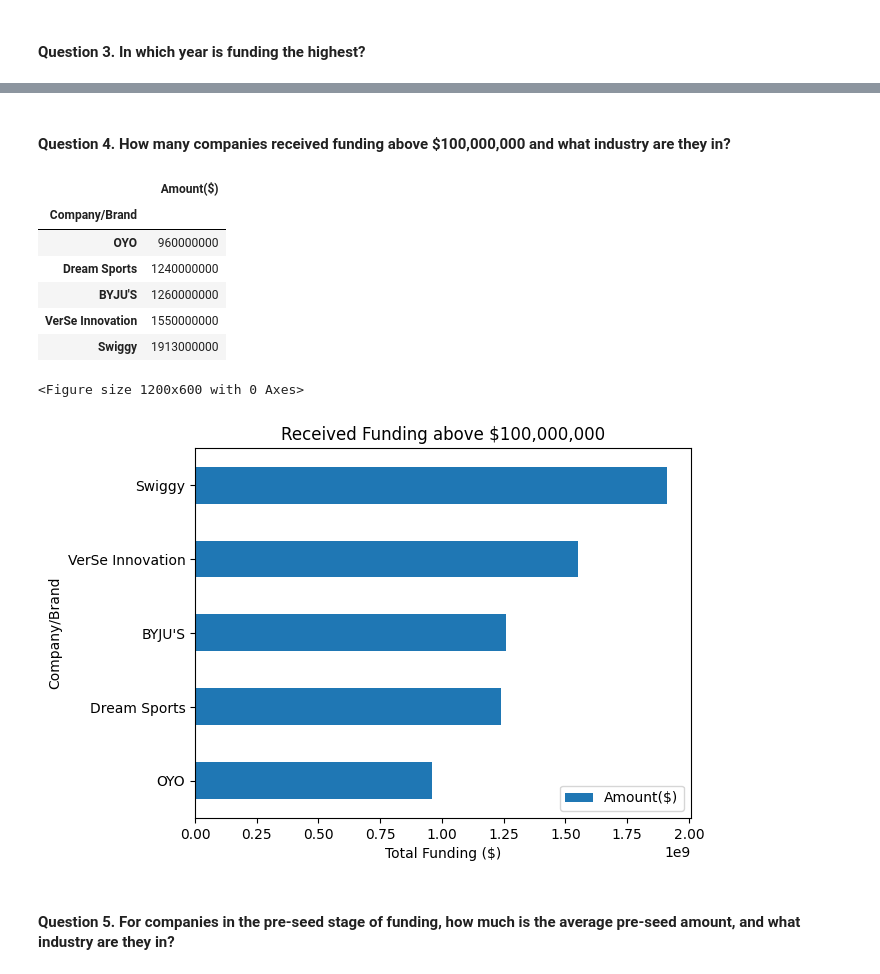
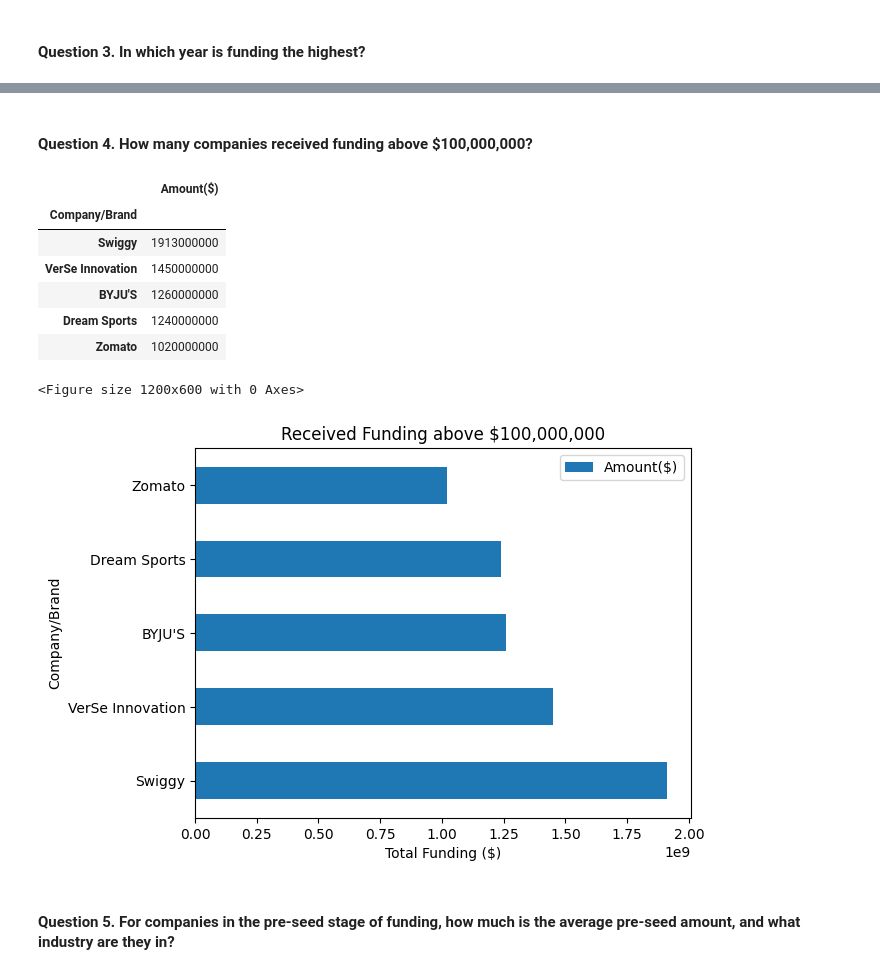
Before and after one commit to coderacheal/Indian-Startup-Ecosystem-Analysis, a Jupyter notebook: indian-startup.ipynb, the cells around one changed output, grey strips where cells are left out. Drawn from its saved outputs; the diff is of its cells as text; code cells hidden in the pictures.

```diff
--- a/indian-startup.ipynb
+++ b/indian-startup.ipynb
@@ -223,7 +223,7 @@ array(['250000', '₹40,000,000', '₹65,000,000', '2000000', '—', '1600000',
 # %%
 data['Amount($)'] = data['Amount($)'].str.strip()
 data['Amount($)'] = data['Amount($)'].apply(lambda x: str(x).replace(',', ''))
-data['Original Currency'] = data['Amount($)'].apply(lambda x: 'Rupees' if '₹' in x or ('$' not in x and len(x) > 8) else 'Dollars')
+data['Original Currency'] = data['Amount($)'].apply(lambda x: 'Rupees' if '₹' in x or ('$' not in x and len(x) > 11) else 'Dollars')
 data.head()
 # %% [output]
 |  | Company/Brand | Sector | Stage | Amount($) | HeadQuarter | What it does | Founders | Investor | Year | ... |
@@ -456,37 +456,40 @@ data['Sector'] = data['Sector'].apply(lambda x: 'e-vehicle' if x == 'ev' else x)
 data['Sector'] = data['Sector'].apply(lambda x: 'tech' if x == 'it' else x)
 
 def sector_redistribution(sector):
-    if re.search('bank|fintech|financ|crypto|account|credit|venture|crowd|blockchain|fund|lending|'
-                 'trading|wealth|insurance|insurance|remittance|money|wealth|equity|investment|mortgage|'
+    if re.search('bank|fintech|finance|crypto|account|credit|venture|crowd|blockchain|fund|lending|financial|'
+                 'trading|wealth|insurance|remittance|money|wealth|equity|investment|mortgage|financial services|'
                  'nft|payments', sector):
         return 'Finance'
     elif re.search(r'automotive|air transport|transport|logistics|vehicle|transportation|'
                    r'aviation|vehicles|tyre|fleet|wheels|aero|mobility|aeorspace|wl & rac protection|'
-                   r'micro-mobiity', sector):
+                   r'micro-mobiity|delivery service', sector):
         return 'Transport'
     elif re.search(r'clean energy|energy|boil &|\boil\b|solar|electricity|environment', sector):
         return 'Energy'
     elif re.search(r'analytics|consulting|human|career|\berp\b|advertising|advertisement|market research|'
-                   r'business|entrepre|recruit|hr|working|sultancy|advisory|work|job|management|skill|legal|'
-                   r'crm|specific domain to individuals', sector):
+                   r'entrepre|recruit|\bhr\b|working|sultancy|advisory|work|job|management|skill|legal|'
+                   r'crm|specific domain to individuals|information services', sector):
         return 'Business Intelligence'
-    elif re.search('beauty|cosmetic|skincare|fashion|wear|cosmetics|textiles|eye|jewellery|cloth', sector):
+    elif re.search('beauty|cosmetic|skincare|fashion|wear|cosmetics|textiles|eyewear|jewellery|cloth|eyeglasses',
+                   sector):
         return 'Beauty & Fashion'
     elif re.search('decor|fitness|training|wellness|personal care|deisgn|craft|design|podcast|'
-                   'lifestyle|spiritual|matrimony|living|cultural', sector):
+                   'lifestyle|spiritual|matrimony|living|cultural|home', sector):
         return 'LifeStyle'
-    elif re.search('edutech|education|learn|children|child|edtech', sector):
+    elif re.search('edutech|education|learn|edtech', sector):
         return 'Education'
     elif re.search(r'beverage|catering|cook|food|restaurants', sector):
         return 'Food & Beverages'
     elif re.search('sports|esports|game|ball|player|manchester', sector):
         return 'Sports'
-    elif re.search('customer|service|hospital|tourism|events|weedding|travel|hosts|booking|wedding|qsr', sector):
+    elif re.search('customer|hospital|tourism|events|weedding|travel|hosts|booking|wedding|qsr', sector):
         return 'Hospitality'
     elif re.search('2|trade|enterpise|commerce|business|commercial|consumer goods|Marketplace|'
                    'business consumer|marketing|retail|market|store|furniture|wholesale|wine & spirits|'
                    'multinational|e-|packaging|sales|tplace|warehouse|fm|product|merchandise|reatil|'
-                   'conglomerates|invoice discounting|supply chain', sector):
+                   'conglomerates|invoice discounting|supply chain|car service|service industry|'
+                   'company-as-a-service|consumer service|facilities support services|'
+                   'facilities services', sector):
         return 'Commerce'
     elif re.search('dental|health|health insurance|medic|supplement|biopharma|veterinary|'
                    'pharma|heathcare|nutrition|hygiene|care|sanitation|bio|cannabis|tobacco|sciences', sector):
@@ -867,28 +867,30 @@ plt.show()
 # %% [markdown]
-#### Question 4. How many companies received funding above $100,000,000 and what industry are they in?
+#### Question 4. How many companies received funding above $100,000,000?
 # %%
-hundred_million_filter = data['Amount($)'] >= 100000000
+hundred_million_filter = data['Amount($)'] > 100000000
 # condition_1
 
-hundred_million = data.loc[hundred_million_filter, ['Company/Brand','Amount($)']].groupby('Company/Brand').sum().sort_values('Amount($)', ascending=True).tail(5)
-hundred_million
+hundred_million = data.loc[hundred_million_filter, ['Company/Brand','Amount($)']].groupby('Company/Brand').sum().sort_values('Amount($)', ascending=False).head(5)
+
+new = hundred_million.sort_values(by='Amount($)', ascending=False).head()
+new
 # %% [output]
 |  | Amount($) |
 | Company/Brand |  |
-| OYO | 960000000 |
+| Swiggy | 1913000000 |
+| VerSe Innovation | 1450000000 |
+| BYJU'S | 1260000000 |
 | Dream Sports | 1240000000 |
-| BYJU'S | 1260000000 |
-| VerSe Innovation | 1550000000 |
-| Swiggy | 1913000000 |
+| Zomato | 1020000000 |
 # %%
 plt.figure(figsize=(12, 6))
-hundred_million.plot(kind='barh')
+new.plot(kind='barh')
 plt.title('Received Funding above $100,000,000')
 plt.xlabel('Total Funding ($)')
 plt.show()
 # %% [output]
 <Figure size 1200x600 with 0 Axes>
-[figure, old version]
+[figure, new version]
 # %% [markdown]
 #### Question 5. For companies in the pre-seed stage of funding, how much is the average pre-seed amount, and what industry are they in?
 # %%
```
Also changed, not shown: parts of 14 cells of this notebook.
